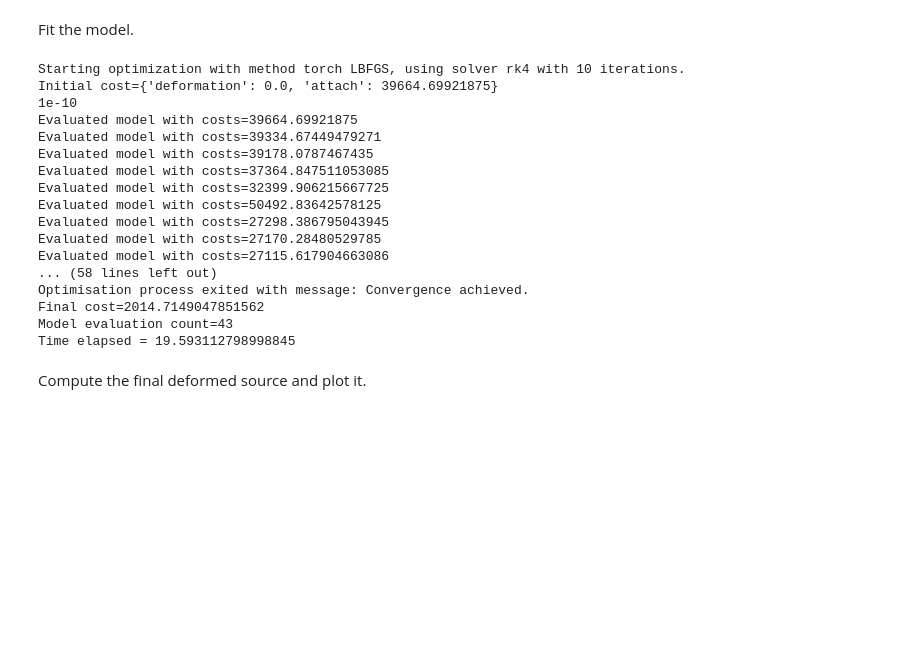
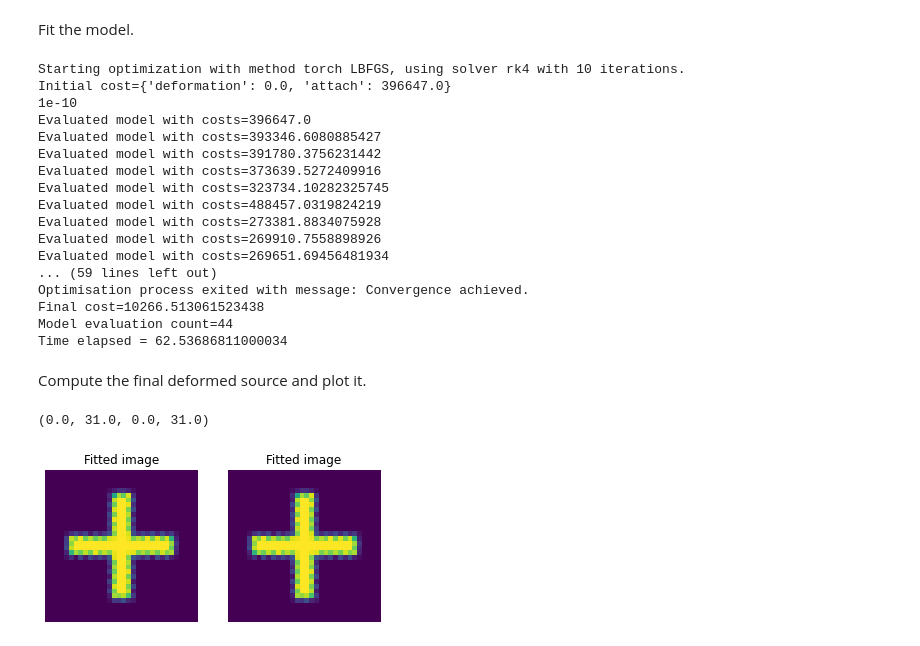
Before and after one commit to bgris/implicitmodules, a Jupyter notebook: script/plot_cross_fit2.ipynb, the cells around one changed output. Cells and saved outputs as stored; diff of their text form; code cells hidden in the pictures; blank space fills up the shorter version.

Commit message:
Examples with images

```diff
--- a/script/plot_cross_fit2.ipynb
+++ b/script/plot_cross_fit2.ipynb
@@ -65,11 +65,12 @@ Create the model by setting `True` for `fit_gd` so that it also optimize the
 rotation center.
 # %%
 source_deformable = imodal.Models.DeformableImage(source_image, output='bitmap', extent='match', backward=False)
+source_deformable2 = imodal.Models.DeformableImage(source_image, output='bitmap', extent='match', backward=True)
 target_deformable = imodal.Models.DeformableImage(target_image, output='bitmap', extent='match', backward=False)
 
 attachment = imodal.Attachment.L2NormAttachment(transform=None)
 
-model = imodal.Models.RegistrationModel([source_deformable], [rotation], [attachment], fit_gd=[True], lam=200.)
+model = imodal.Models.RegistrationModel([source_deformable, source_deformable2], [rotation], [attachment, attachment], fit_gd=[True], lam=1000.)
 # %% [markdown]
 Fit the model.
 # %%
@@ -80,24 +81,45 @@ max_it = 100
 costs = {}
 fitter = imodal.Models.Fitter(model, optimizer='torch_lbfgs')
 
-fitter.fit([target_deformable], max_it, costs=costs, options={'shoot_solver': shoot_solver, 'shoot_it': shoot_it, 'line_search_fn': 'strong_wolfe'})
+fitter.fit([target_deformable, target_deformable], max_it, costs=costs, options={'shoot_solver': shoot_solver, 'shoot_it': shoot_it, 'line_search_fn': 'strong_wolfe'})
 # %% [output]
 Starting optimization with method torch LBFGS, using solver rk4 with 10 iterations.
-Initial cost={'deformation': 0.0, 'attach': 39664.69921875}
+Initial cost={'deformation': 0.0, 'attach': 396647.0}
 1e-10
-Evaluated model with costs=39664.69921875
-Evaluated model with costs=39334.67449479271
-Evaluated model with costs=39178.0787467435
-Evaluated model with costs=37364.847511053085
-Evaluated model with costs=32399.906215667725
-Evaluated model with costs=50492.83642578125
-Evaluated model with costs=27298.386795043945
-Evaluated model with costs=27170.28480529785
-Evaluated model with costs=27115.617904663086
-... (58 lines left out)
+Evaluated model with costs=396647.0
+Evaluated model with costs=393346.6080885427
+Evaluated model with costs=391780.3756231442
+Evaluated model with costs=373639.5272409916
+Evaluated model with costs=323734.10282325745
+Evaluated model with costs=488457.0319824219
+Evaluated model with costs=273381.8834075928
+Evaluated model with costs=269910.7558898926
+Evaluated model with costs=269651.69456481934
+... (59 lines left out)
 Optimisation process exited with message: Convergence achieved.
-Final cost=2014.7149047851562
-Model evaluation count=43
-Time elapsed = 19.593112798998845
+Final cost=10266.513061523438
+Model evaluation count=44
+Time elapsed = 62.53686811000034
 # %% [markdown]
 Compute the final deformed source and plot it.
+# %%
+intermediates = {}
+with torch.autograd.no_grad():
+    model.deformables[0].output = 'bitmap'
+    deformed = model.compute_deformed(shoot_solver, shoot_it, intermediates=intermediates)
+
+    deformed_image = deformed[0][0].view_as(source_image)
+
+    deformed_image2 = deformed[1][0].view_as(source_image)
+
+plt.subplot(1, 2, 1)
+plt.title("Fitted image")
+plt.imshow(deformed_image.numpy(), origin='lower', extent=extent.totuple())
+plt.axis('off')
+plt.subplot(1, 2, 2)
+plt.title("Fitted image")
+plt.imshow(deformed_image2.numpy(), origin='lower', extent=extent.totuple())
+plt.axis('off')
+# %% [output]
+(0.0, 31.0, 0.0, 31.0)
+[figure, added]
```
Also changed, not shown: parts of 3 cells of this notebook, 2 other files.
